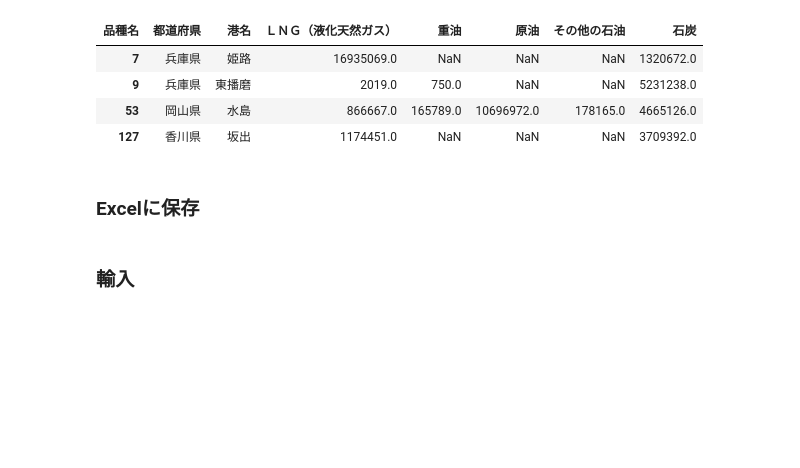
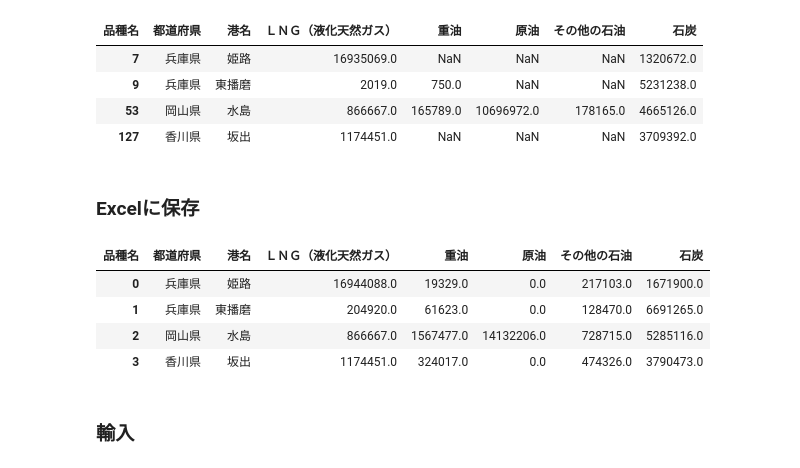
Before and after one commit to dicechick373/google-colab, a Jupyter notebook: 2022_kouwan/港湾統計（全国）.ipynb, the cells around one changed output. Drawn from its saved outputs; the diff is of its cells as text; code cells hidden in the pictures; blank space fills up the shorter version.

```diff
--- a/2022_kouwan/港湾統計（全国）.ipynb
+++ b/2022_kouwan/港湾統計（全国）.ipynb
@@ -153,13 +160,39 @@ df
 # %%
 params = {
     'prefecture': ['兵庫県', '大阪府', '和歌山県', '岡山県','香川県'],
     'port':['姫路','東播磨','水島','坂出'],
     'kind':['ＬＮＧ（液化天然ガス）','重油','原油','その他の石油','石炭'],
 
 }
 
 # 年次指定
 time = '2020年'
+
+# 輸入
+df_import = port_kind(get_url(time,'輸入'), params)
+
+# 輸出
+df_export = port_kind(get_url(time,'輸出'), params)
+
+# 移入
+df_immigration = port_kind(get_url(time,'移入'), params)
+
+# 移出
+df_emigration = port_kind(get_url(time,'移出'), params)
+
+# 搬入（輸入＋移入）
+# Carry-in
+df = pd.concat([df_import, df_immigration]).groupby(['都道府県','港名']).sum().reset_index()
+
+df
+
+# df.to_excel('pandas_to_excel.xlsx', sheet_name='new_sheet_name')
+# %% [output]
+| 品種名 | 都道府県 | 港名 | ＬＮＧ（液化天然ガス） | 重油 | 原油 | その他の石油 | 石炭 |
+| 0 | 兵庫県 | 姫路 | 16944088.0 | 19329.0 | 0.0 | 217103.0 | 1671900.0 |
+| 1 | 兵庫県 | 東播磨 | 204920.0 | 61623.0 | 0.0 | 128470.0 | 6691265.0 |
+| 2 | 岡山県 | 水島 | 866667.0 | 1567477.0 | 14132206.0 | 728715.0 | 5285116.0 |
+| 3 | 香川県 | 坂出 | 1174451.0 | 324017.0 | 0.0 | 474326.0 | 3790473.0 |
 # %% [markdown]
 ### 輸入
 # %%
```
Also changed, not shown: parts of 1 cell of this notebook.
